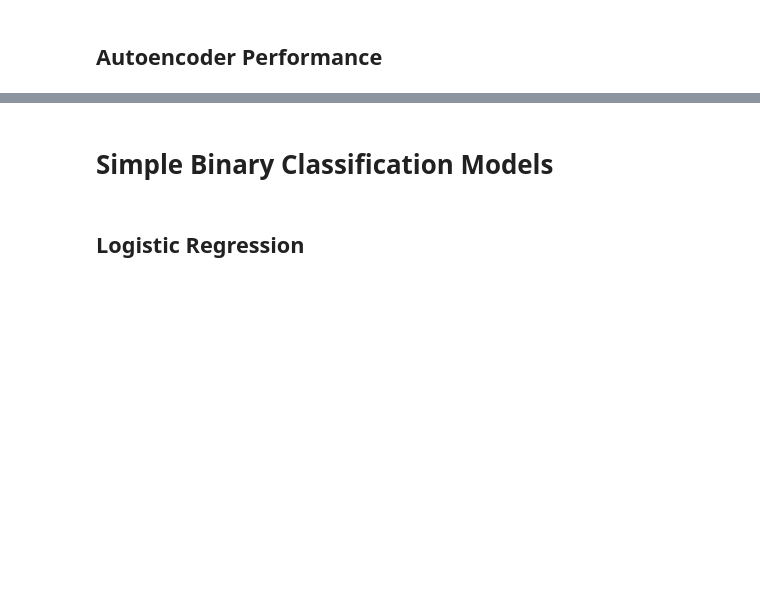
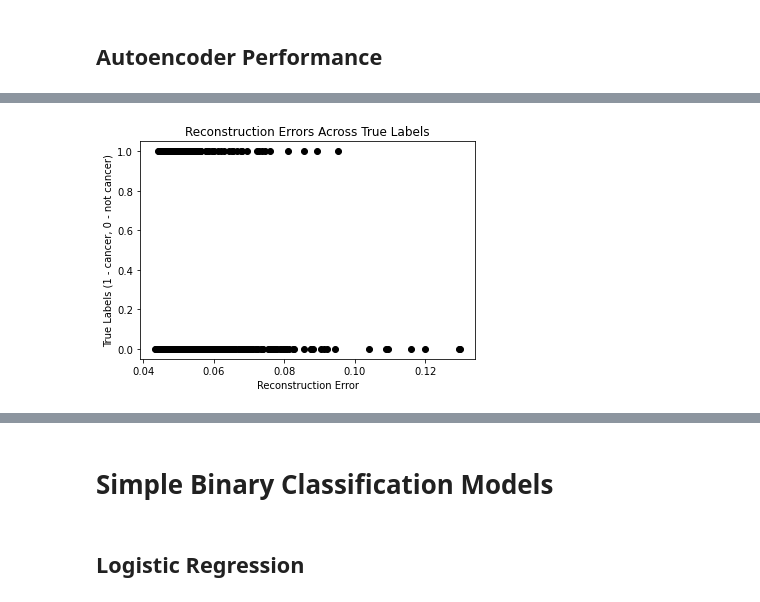
Before and after one commit to MiaHuebscher/Skin-Cancer-Analysis-and-Detection, a Jupyter notebook: Skin Cancer Detection and Analysis.ipynb, the cells around one changed output, grey strips where cells are left out. Saved outputs shown, nothing was run; the diff lists cells and outputs as text; code cells hidden in the pictures; blank space fills up the shorter version.

```diff
--- a/Skin Cancer Detection and Analysis.ipynb
+++ b/Skin Cancer Detection and Analysis.ipynb
@@ -540,3 +648,14 @@ plt.show()
+# %%
+# Plot the autoencoder reconstruction errors against the true values
+plt.figure()
+plt.title('Reconstruction Errors Across True Labels')
+plt.scatter(reconstruction_error, validation['target'], color='black')
+plt.xlabel('Reconstruction Error')
+plt.ylabel('True Labels (1 - cancer, 0 - not cancer)')
+plt.savefig('reconstruction errors for labels' ,bbox_inches='tight')
+plt.show()
+# %% [output]
+[figure, added]
 # %%
 # Compute the ROC curve for the model's predictions
 fpr, tpr, thresholds = roc_curve(validation['target'], reconstruction_error)
```
Also changed, not shown: parts of 24 cells of this notebook.
